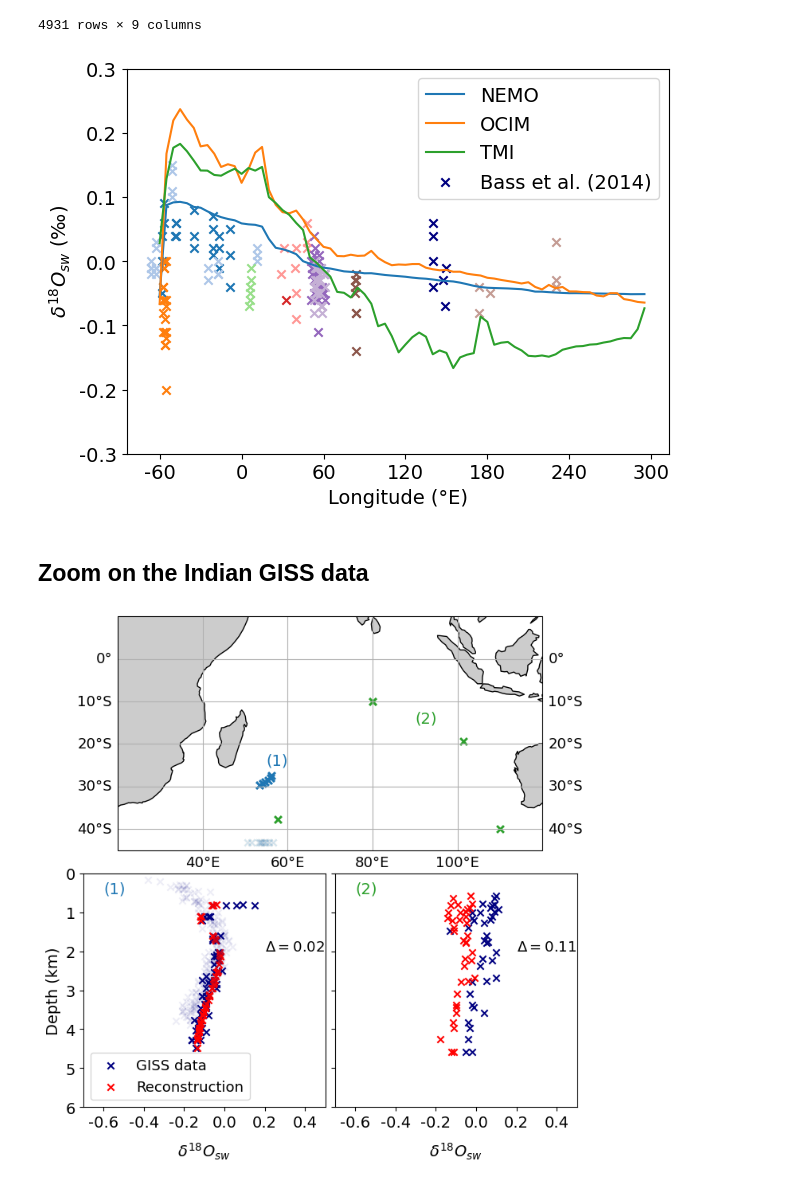
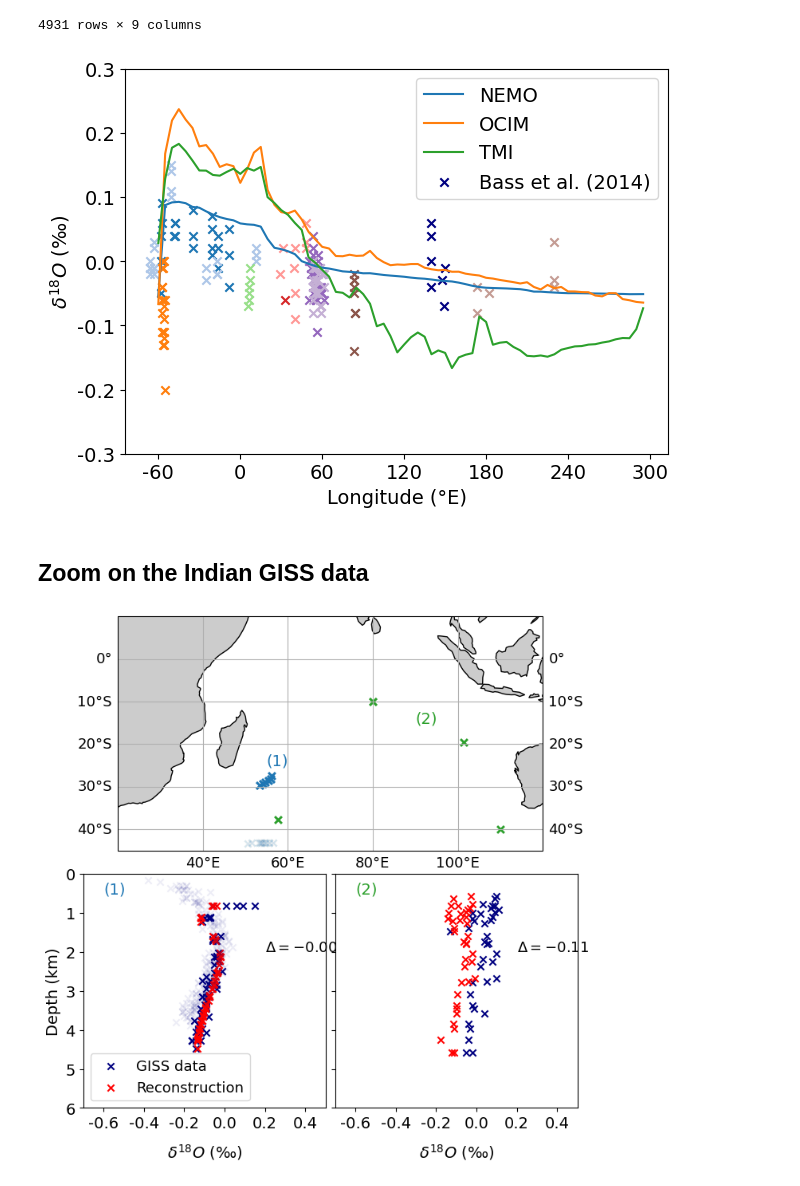
Before and after one commit to brumillet/d18o-southern-ocean, a Jupyter notebook: notebooks/evaluation_reconstructions.ipynb, the cells around one changed output. Saved outputs shown, nothing was run; the diff lists cells and outputs as text; code cells hidden in the pictures.

```diff
--- a/notebooks/evaluation_reconstructions.ipynb
+++ b/notebooks/evaluation_reconstructions.ipynb
@@ -30,7 +27,7 @@ The autoreload extension is already loaded. To reload it, use:
 # %%
 # The data directory is machine-specific. Set it here, or through the
 # D18O_DATA_PATH environment variable.
-config.set_data_path(r'D:/Data/d18o_so/')
+config.set_data_path(r'E:/Data/d18o_so/')
 
 data_path = config.DATA_PATH                  # still used by a few cells below
 fig_path = config.figure_dir('evaluation')    # created on first use
@@ -669,11 +710,11 @@ for i in range(7):
 
     if i ==4: ax.legend(fontsize = font)
 
-    if xlabels: ax.set_xlabel('$\delta^{18}O_{sw}$ (‰)', fontsize = font)
-    if ylabels: ax.set_ylabel('$\gamma_n$', fontsize = font, rotation = 0, labelpad = 10)
+    if xlabels: ax.set_xlabel(pl.D18O_LABEL, fontsize = font)
+    if ylabels: ax.set_ylabel(pl.GAMMA_LABEL, fontsize = font)
 
     ax.text(-0.4, 28.5, 'RMSE = ' + format(np.nanmean(np.sqrt((l_ds[i]['dO18'] - l_ds[i]['d18O_rcst_' + model_label])**2)), '.3f'), fontsize = font, color = 'goldenrod')
-    ax.text(-0.67, 27.2, '(' + str(i + 1) + ')', fontsize = font, color = couleurs[i])
+    pl.panel_label(ax, '(' + str(i + 1) + ')', font = font, letter_color = couleurs[i], letter_weight = 'normal')
     ax.text(0.1, 27.7, '$\Delta$ = ' + format(np.nanmean(l_ds[i]['d18O_rcst_' + model_label] - l_ds[i]['dO18']), '.2f'), fontsize = font)
 
     ax.set_yscale('custom_scale')
@@ -718,6 +759,9 @@ mask_lon_bk = (l_lon_bk >= lon_ind_min) & (l_lon_bk <= lon_ind_max)
 with warnings.catch_warnings():
     warnings.simplefilter('ignore', category = RuntimeWarning)
     d18o_B18_avg = np.nanmean(BK['d18o'].values[:, :, mask_lon_bk], axis = 2)
+    # The climatology on its own grid: columns 80:181 are the same band.
+    d18o_ls_avg = np.nanmean(dsClim['seawater_d18O'].values[:, :, 80:181], axis = 2)
+    salinity_ls_avg = np.nanmean(dsClim['absolute_salinity'].values[:, :, 80:181], axis = 2)
 print(f'Indian sector averaged over {lon_ind_min:.1f}-{lon_ind_max:.1f} degE')
 # %% [output]
 Indian sector averaged over 41.0-91.0 degE
@@ -752,7 +796,7 @@ norm = uf.get_BoundNorm(-0.4, 0.4, nbins = 18)
 ax = fig.add_subplot(gs[0, 0])
 
 cf = ax.contourf(l_lat_ocim, l_depth_ocim, d18o_ocim_avg, levels = [-0.4 + 0.05*i for i in range(18)], cmap = 'coolwarm')
-sc = ax.scatter(aux['latitude'], aux['pressure (db)'], c = aux['d18O']-.15, marker = 's', cmap = 'coolwarm',
+sc = ax.scatter(aux['latitude'], aux['pressure (db)'], c = aux['d18O'] - 0.17, marker = 's', cmap = 'coolwarm',
                 norm = norm, edgecolor = 'black', linewidth = .1)
 ax.set_ylim(5500, 0); ax.set_xlim(-60, -20)
 ax.set_xlabel('Latitude (°N)', fontsize = font); ax.set_xticks([-60 + 10 * i for i in range(5)]); ax.set_xticklabels([-60 + 10 * i for i in range(5)], fontsize = font)
@@ -761,7 +805,7 @@ ax.text(-59, -150, '(a)', fontsize = font, fontweight = 'bold'); ax.text(-55, -1
 
 ax = fig.add_subplot(gs[0, 1])
 cf = ax.contourf(l_lat_tmi, l_depth_tmi, d18o_tmi_avg, levels = [-0.4 + 0.05*i for i in range(18)], cmap = 'coolwarm')
-sc = ax.scatter(aux['latitude'], aux['pressure (db)'], c = aux['d18O']-.15, marker = 's', cmap = 'coolwarm',
+sc = ax.scatter(aux['latitude'], aux['pressure (db)'], c = aux['d18O'] - 0.17, marker = 's', cmap = 'coolwarm',
                 norm = norm, edgecolor = 'black', linewidth = .1)
 ax.set_ylim(5500, 0); ax.set_xlim(-60, -20)
 ax.set_xlabel('Latitude (°N)', fontsize = font); ax.set_xticks([-60 + 10 * i for i in range(5)])
@@ -771,8 +815,8 @@ ax.set_yticks([1000 * i for i in range(6)]); ax.set_yticklabels([], fontsize = f
 ax.text(-59, -150, '(b)', fontsize = font, fontweight = 'bold'); ax.text(-55, -150, 'R TMI', fontsize = font)
 
 ax = fig.add_subplot(gs[0, 2])
-cf = ax.contourf(l_lat_clim, l_depth0, np.nanmean(dsClim['seawater_d18O'].values[:, :, 80:181], axis = 2), levels = [-0.4 + 0.05*i for i in range(18)], cmap = 'coolwarm', extend = 'both')
-sc = ax.scatter(aux['latitude'], aux['pressure (db)'], c = aux['d18O']-.15, marker = 's', cmap = 'coolwarm',
+cf = ax.contourf(l_lat_clim, l_depth0, d18o_ls_avg, levels = [-0.4 + 0.05*i for i in range(18)], cmap = 'coolwarm', extend = 'both')
+sc = ax.scatter(aux['latitude'], aux['pressure (db)'], c = aux['d18O'] - 0.17, marker = 's', cmap = 'coolwarm',
                 norm = norm, edgecolor = 'black', linewidth = .1)
 ax.set_ylim(5500, 0); ax.set_xlim(-60, -20)
 ax.set_xlabel('Latitude (°N)', fontsize = font); ax.set_xticks([-60 + 10 * i for i in range(5)])
@@ -783,7 +827,7 @@ ax.text(-59, -150, '(c)', fontsize = font, fontweight = 'bold'); ax.text(-55, -1
 
 ax = fig.add_subplot(gs[0, 3])
 cf = ax.contourf(l_lat_bk, l_depth_bk, d18o_B18_avg, levels = [-0.4 + 0.05*i for i in range(18)], cmap = 'coolwarm', extend = 'both')
-sc = ax.scatter(aux['latitude'], aux['pressure (db)'], c = aux['d18O']-.15, marker = 's', cmap = 'coolwarm',
+sc = ax.scatter(aux['latitude'], aux['pressure (db)'], c = aux['d18O'] - 0.17, marker = 's', cmap = 'coolwarm',
                 norm = norm, edgecolor = 'black', linewidth = .1)
 ax.set_ylim(5500, 0); ax.set_xlim(-60, -20)
 ax.set_xlabel('Latitude (°N)', fontsize = font); ax.set_xticks([-60 + 10 * i for i in range(5)])
@@ -791,7 +835,7 @@ ax.set_xlabel('Latitude (°N)', fontsize = font); ax.set_xticks([-60 + 10 * i fo
 ax.set_xticklabels([''] + [-50 + 10 * i for i in range(4)], fontsize = font)
 ax.set_yticks([1000 * i for i in range(6)]); ax.set_yticklabels([], fontsize = font)
 ax.text(-59, -150, '(d)', fontsize = font, fontweight = 'bold'); ax.text(-55, -150, bk.BREITKREUZ_LABEL, fontsize = font)
-uf.add_cbar(fig, cf, fontsize = font - 1, width = 0.022, ticks = [-0.4 + 0.2 * i for i in range(5)], label = '$\delta^{18}O_{sw} (‰)$')
+uf.add_cbar(fig, cf, fontsize = font - 1, width = 0.022, ticks = [-0.4 + 0.2 * i for i in range(5)], label = pl.D18O_LABEL)
 
 plt.savefig(fig_path + 'South_Indian_rcst_d18o_OCIM_TMI_GISS_B18_databaseLOCEAN.png', bbox_inches = 'tight')
 # %% [output]
@@ -1144,13 +1265,13 @@ ax.scatter(aux['Longitude [°]'], aux['δ18O VSMOW'], color = 'navy', label = 'B
 
 ax.set_xticks([-60 + i * 60 for i in range(7)]); ax.set_xticklabels([str(-60 + i* 60) for i in range(7)], fontsize = font)
 ax.set_yticks([-0.3 + i * 0.1 for i in range(7)]); ax.set_yticklabels([format(-0.3 + i * 0.1, '.1f') for i in range(7)], fontsize = font)
-ax.set_xlabel('Longitude (°E)', fontsize = font); ax.set_ylabel('$\delta^{18}O_{sw}$ (‰)', fontsize = font)
+ax.set_xlabel('Longitude (°E)', fontsize = font); ax.set_ylabel(pl.D18O_LABEL, fontsize = font)
 
 ax.legend(fontsize = font)
 
 plt.savefig(fig_path + 'd18o_SO_data_models_NA_density_HB.png', bbox_inches = 'tight')
 # %% [output]
-[figure, old version]
+[figure, new version]
 # %% [markdown]
 ## Zoom on the Indian GISS data
 # %%
@@ -1180,35 +1301,35 @@ couleurs = plt.cm.tab20(range(8))
 dfs, dfs1 = aux.where(aux['Reference'] == 'ADOX2 (Frew et al 1995)').dropna(), aux.where(aux['Reference'] == 'GEOSECS Ostlund et al (1987)').dropna()
 sc = ax.scatter(dfs['Longitude'], dfs['Latitude'], marker = 'x', alpha = 0.8, color = couleurs[0])
 sc = ax.scatter(dfs2['Longitude'], dfs2['Latitude'], marker = 'x', alpha = 0.02, color = couleurs[0])
 sc = ax.scatter(dfs1['Longitude'], dfs1['Latitude'], marker = 'x', alpha = 0.8, color = couleurs[4])
 gl = ax.gridlines(draw_labels = {'bottom': 'x', 'right': 'y', 'left': 'y'}, ylocs = [-40 + 10 * i for i in range(5)])
 gl.xlabel_style = {'size': font - 1}; gl.ylabel_style = {'size': font - 1}
 ax.set_ylim(-45, 10); ax.set_xlim(20, 120)
 ax.text(55, -25, '(1)', color = couleurs[0], fontsize = font); ax.text(90, -15, '(2)', color = couleurs[4], fontsize = font)
 
 ax = fig.add_subplot(gs[1, 0])
 
 sc = ax.scatter(dfs['d18O'].values, dfs['Depth'].values, marker = 'x', c = 'navy', label = 'GISS data')
 sc = ax.scatter(dfs['d18O_ocim'].values, dfs['Depth'].values, marker = 'x', c = 'red', label = 'Reconstruction')
-ax.text(0.2, 2000, f'$\Delta = {format(np.nanmean(np.sqrt((dfs['d18O_ocim'] - dfs['d18O'])**2)), ".2f")}$', fontsize = font - 1)
+ax.text(0.2, 2000, f'$\Delta = {format(np.nanmean(dfs['d18O_ocim'] - dfs['d18O']), "+.2f")}$', fontsize = font - 1)
 # ax.axhline(y = l_neut_dens[i], ls = '--', color = couleurs[i], alpha = 0.5); ax.text(0.15, l_neut_dens[i] + 0.05, '$\gamma$ =' + str(l_neut_dens[i]), fontsize = font - 1, color = couleurs[i])
 ax.set_ylabel('Depth (km)', fontsize = font); ax.set_yticks([1000 * i for i in range(7)]); ax.set_yticklabels([i for i in range(7)], fontsize = font)
-ax.set_xlabel('$\delta^{18}O_{sw}$', fontsize = font, rotation = 0, labelpad = 10); ax.set_xticks([-0.6 + 0.2*i for i in range(6)]); ax.set_xticklabels([format(-0.6 + 0.2*i, '.1f') for i in range(6)], fontsize = font)
+ax.set_xlabel(pl.D18O_LABEL, fontsize = font, rotation = 0, labelpad = 10); ax.set_xticks([-0.6 + 0.2*i for i in range(6)]); ax.set_xticklabels([format(-0.6 + 0.2*i, '.1f') for i in range(6)], fontsize = font)
 ax.set_ylim(6000, 0); ax.set_xlim(-0.7, 0.5)
 ax.text(-0.6, 500, '(1)', fontsize = font, color = couleurs[0])
 ax.legend(fontsize = font - 1)
 if southern_dataset: ax.scatter(dfs2['d18O'].values, dfs2['Depth'].values, marker = 'x', c = 'navy', alpha = 0.07)
 
 ax = fig.add_subplot(gs[1, 1])
 
 sc = ax.scatter(dfs1['d18O'].values, dfs1['Depth'].values, marker = 'x', c = 'navy')
 sc = ax.scatter(dfs1['d18O_ocim'].values, dfs1['Depth'].values, marker = 'x', c = 'red')
-ax.text(0.2, 2000, f'$\Delta = {format(np.nanmean(np.sqrt((dfs1['d18O_ocim'] - dfs1['d18O'])**2)), ".2f")}$', fontsize = font - 1)
+ax.text(0.2, 2000, f'$\Delta = {format(np.nanmean(dfs1['d18O_ocim'] - dfs1['d18O']), "+.2f")}$', fontsize = font - 1)
 ax.set_yticks([1000 * i for i in range(7)]); ax.set_yticklabels([], fontsize = font)
-ax.set_xlabel('$\delta^{18}O_{sw}$', fontsize = font, rotation = 0, labelpad = 10); ax.set_xticks([-0.6 + 0.2*i for i in range(6)]); ax.set_xticklabels([format(-0.6 + 0.2*i, '.1f') for i in range(6)], fontsize = font)
+ax.set_xlabel(pl.D18O_LABEL, fontsize = font, rotation = 0, labelpad = 10); ax.set_xticks([-0.6 + 0.2*i for i in range(6)]); ax.set_xticklabels([format(-0.6 + 0.2*i, '.1f') for i in range(6)], fontsize = font)
 ax.set_ylim(6000, 0); ax.set_xlim(-0.7, 0.5)
 ax.text(-0.6, 500, '(2)', fontsize = font, color = couleurs[4])
 
 plt.savefig(fig_path + 'd18o_Indian_GISS_ocim.png', bbox_inches = 'tight')
 # %% [output]
-[figure, old version]
+[figure, new version]
```
Also changed, not shown: parts of 21 cells of this notebook, 23 other files.
